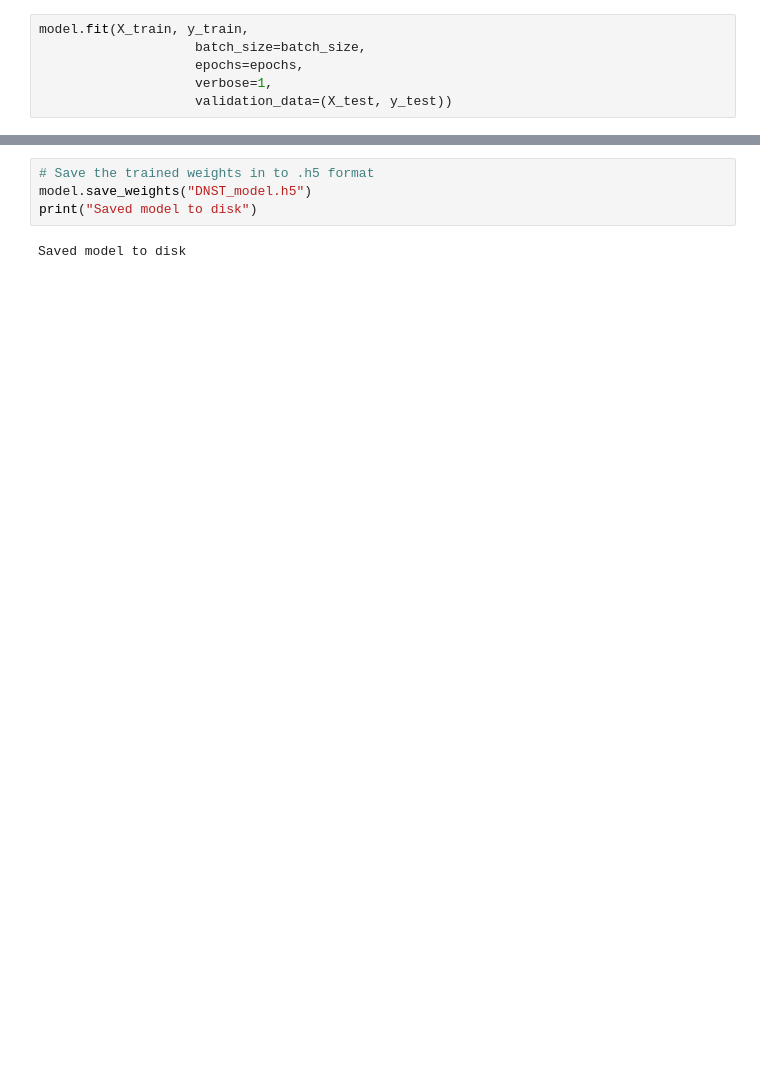
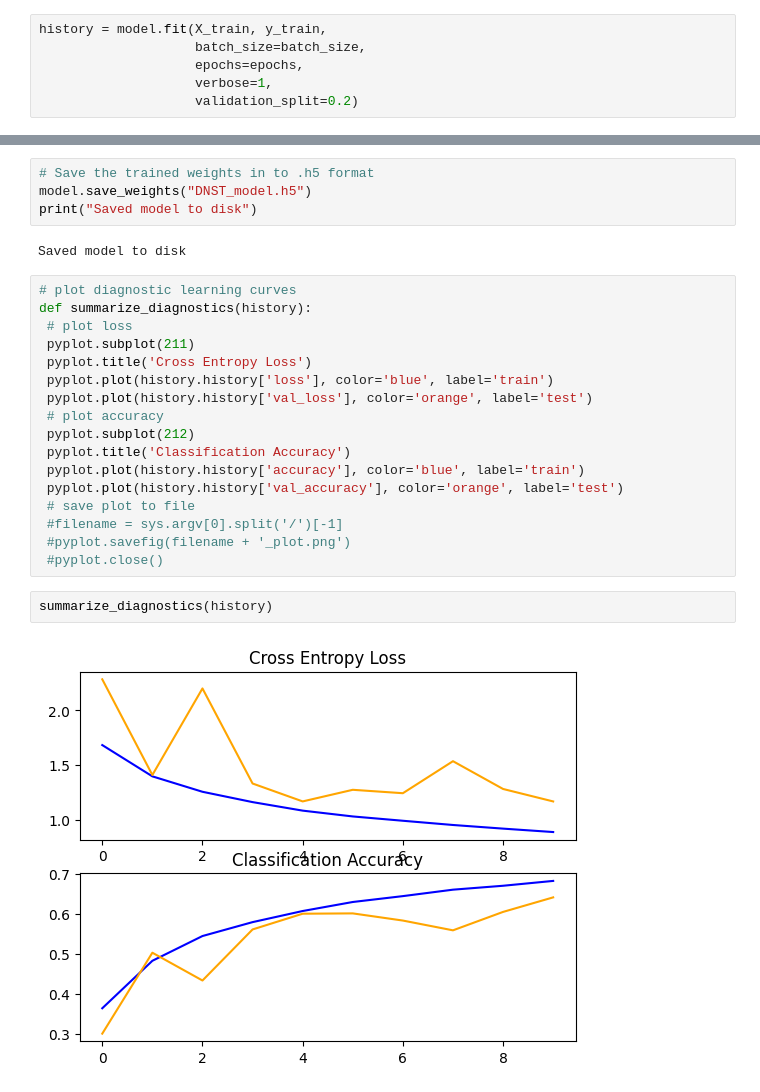
Before and after one commit to jaysinghr/Deep_Learning, a Jupyter notebook: DenseNet_cifar10.ipynb, the cells around one changed output, grey strips where cells are left out. Cells and saved outputs as stored; diff of their text form; blank space fills up the shorter version.

```diff
--- a/DenseNet_cifar10.ipynb
+++ b/DenseNet_cifar10.ipynb
@@ -134,10 +136,10 @@ model.compile(loss='categorical_crossentropy',
               optimizer=Adam(),
               metrics=['accuracy'])
 # %%
-model.fit(X_train, y_train,
+history = model.fit(X_train, y_train,
                     batch_size=batch_size,
                     epochs=epochs,
                     verbose=1,
-                    validation_data=(X_test, y_test))
+                    validation_split=0.2)
 # %% [output]
 Epoch 1/10
@@ -176,3 +177,24 @@ model.save_weights("DNST_model.h5")
 print("Saved model to disk")
 # %% [output]
 Saved model to disk
+# %%
+# plot diagnostic learning curves
+def summarize_diagnostics(history):
+ # plot loss
+ pyplot.subplot(211)
+ pyplot.title('Cross Entropy Loss')
+ pyplot.plot(history.history['loss'], color='blue', label='train')
+ pyplot.plot(history.history['val_loss'], color='orange', label='test')
+ # plot accuracy
+ pyplot.subplot(212)
+ pyplot.title('Classification Accuracy')
+ pyplot.plot(history.history['accuracy'], color='blue', label='train')
+ pyplot.plot(history.history['val_accuracy'], color='orange', label='test')
+ # save plot to file
+ #filename = sys.argv[0].split('/')[-1]
+ #pyplot.savefig(filename + '_plot.png')
+ #pyplot.close()
+# %%
+summarize_diagnostics(history)
+# %% [output]
+[figure, added]
```
Also changed, not shown: parts of 4 cells of this notebook.
